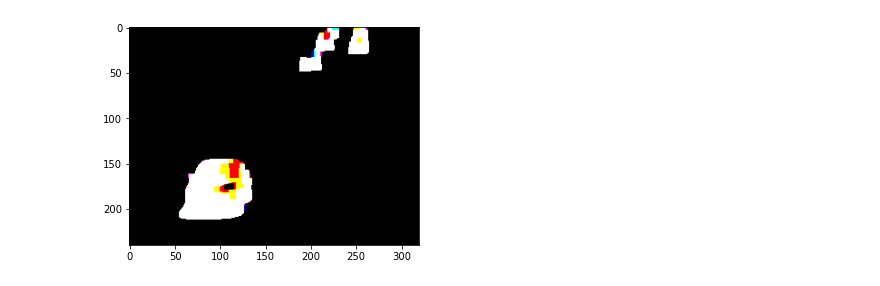
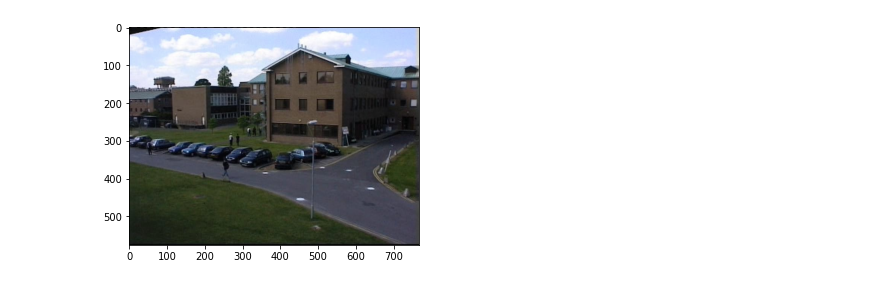
Before and after one commit to chiragmohapatra/BackgroundSubtraction, a Jupyter notebook: main.ipynb, the cells around one changed output. Saved outputs shown, nothing was run; the diff lists cells and outputs as text; code cells hidden in the pictures.

Commit message:
Illumination experimentation

```diff
--- a/main.ipynb
+++ b/main.ipynb
@@ -6,10 +6,10 @@ import argparse
 import numpy as np
 import matplotlib.pyplot as plt
 
-inp_path = '../COL780-A1-Data/baseline/input'
-out_path = '../COL780-A1-Data/baseline/preds'
-category = 'b'
-eval_frames = '../COL780-A1-Data/baseline/eval_frames.txt'
+inp_path = '../COL780-A1-Data/illumination/input'
+out_path = '../COL780-A1-Data/illumination/preds'
+category = 'i'
+eval_frames = '../COL780-A1-Data/illumination/eval_frames.txt'
 
 args = argparse.Namespace(
     inp_path=inp_path,
@@ -41,0 +38,2 @@ inp_frames = get_input_frames(args, True)
+# %%
+inp_frames = get_input_frames(args, False)
@@ -137,3 +205,9 @@ def show_image_rgb(img):
 def show_image_gray(img):
     plt.imshow(img, cmap='gray')
     plt.show()
+
+def show_image(img):
+    if img.ndim == 3:
+        show_image_rgb(img)
+    else:
+        show_image_gray(img)
@@ -233,16 +214,4 @@ show_image_gray(mask)
-# %%
-kernel = np.ones((5,5),np.uint8)
-mask = mask.astype('uint8')
-mask = cv2.morphologyEx(mask, cv2.MORPH_CLOSE, kernel)
-mask = cv2.morphologyEx(mask, cv2.MORPH_OPEN, kernel)
-
-# mask = cv2.dilate(mask,kernel,iterations = 2)
-# Enlarge the mask
-# dilatation_size = 15
-# Options: cv.MORPH_RECT, cv.MORPH_CROSS, cv.MORPH_ELLIPSE
-# dilatation_type = cv2.MORPH_CROSS
-# element = cv2.getStructuringElement(dilatation_type,(2*dilatation_size + 1, 2*dilatation_size+1),(dilatation_size, dilatation_size))
-# mask = cv2.dilate(mask, element)
-show_image_gray(mask)
-# %% [output]
-[figure, removed]
+# %%
+show_image(inp_frames[194][1])
+# %% [output]
+[figure, added]
```
Also changed, not shown: parts of 13 cells of this notebook, 5 other files.
